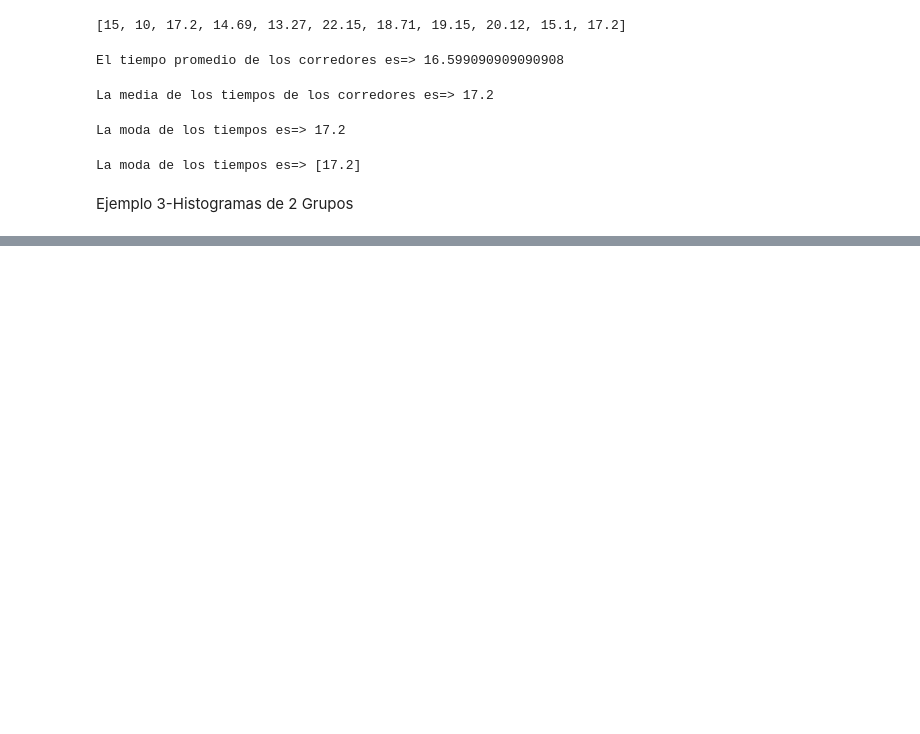
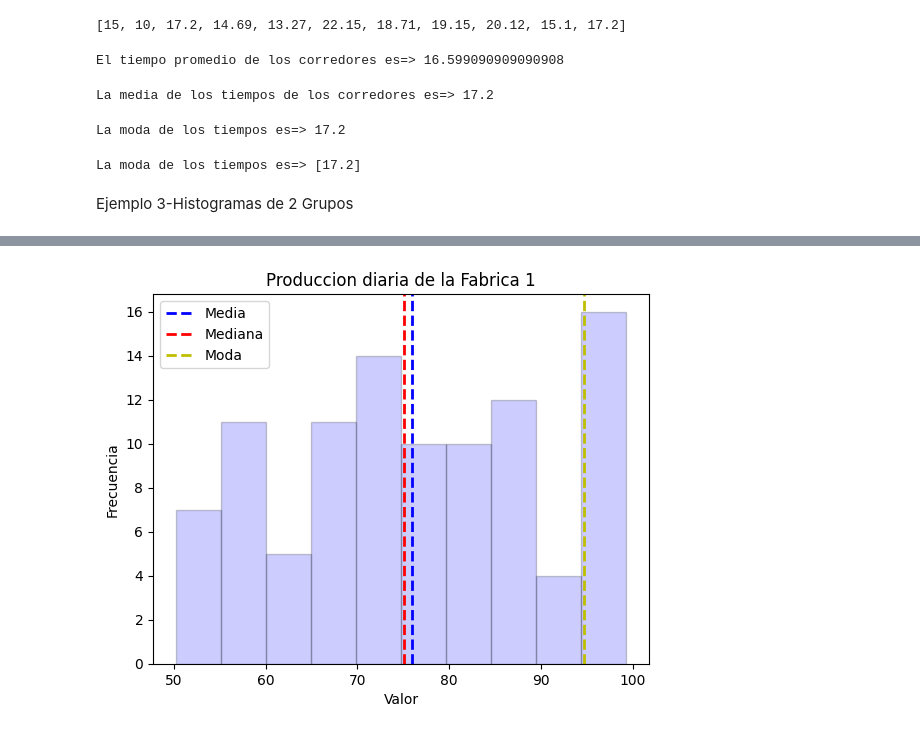
Before and after one commit to everlop12/Probabilidad, a Jupyter notebook: Practica_1.ipynb, the cells around one changed output, grey strips where cells are left out. Saved outputs shown, nothing was run; the diff lists cells and outputs as text; code cells hidden in the pictures; blank space fills up the shorter version.

```diff
--- a/Practica_1.ipynb
+++ b/Practica_1.ipynb
@@ -99,0 +159,12 @@ print(fabrica1)
+# %%
+plt.hist(fabrica1, bins=10, alpha=0.2, color='b', edgecolor = "black")
+plt.axvline(media1, color='b', linestyle='dashed', linewidth=2, label= "Media")
+plt.axvline(mediana1, color='r', linestyle='dashed', linewidth=2, label= "Mediana")
+plt.axvline(moda1, color='y', linestyle='dashed', linewidth=2, label= "Moda")
+plt.xlabel("Valor")
+plt.ylabel("Frecuencia")
+plt.title("Produccion diaria de la Fabrica 1")
+plt.legend()
+plt.show()
+# %% [output]
+[figure, added]
```
Also changed, not shown: parts of 8 cells of this notebook.
